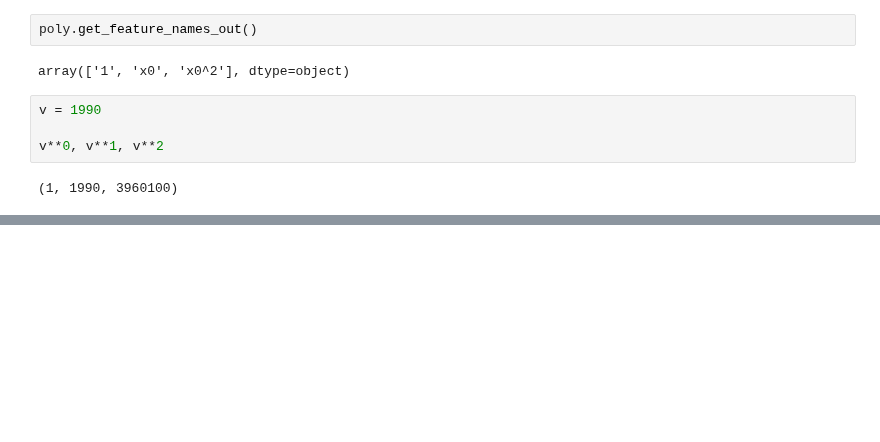
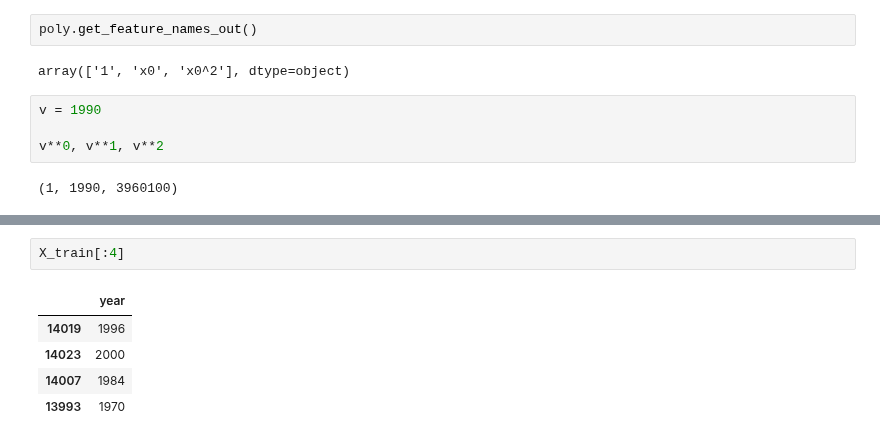
Before and after one commit to pNatTueku/ml_learning_with_ajprasertcbs, a Jupyter notebook: notebooks/polynomial_regression.ipynb, the cells around one changed output, grey strips where cells are left out. Saved outputs shown, nothing was run; the diff lists cells and outputs as text; blank space fills up the shorter version.

```diff
--- a/notebooks/polynomial_regression.ipynb
+++ b/notebooks/polynomial_regression.ipynb
@@ -256,0 +302,8 @@ v**0, v**1, v**2
+# %%
+X_train[:4]
+# %% [output]
+|  | year |
+| 14019 | 1996 |
+| 14023 | 2000 |
+| 14007 | 1984 |
+| 13993 | 1970 |
```
Also changed, not shown: parts of 17 cells of this notebook.
